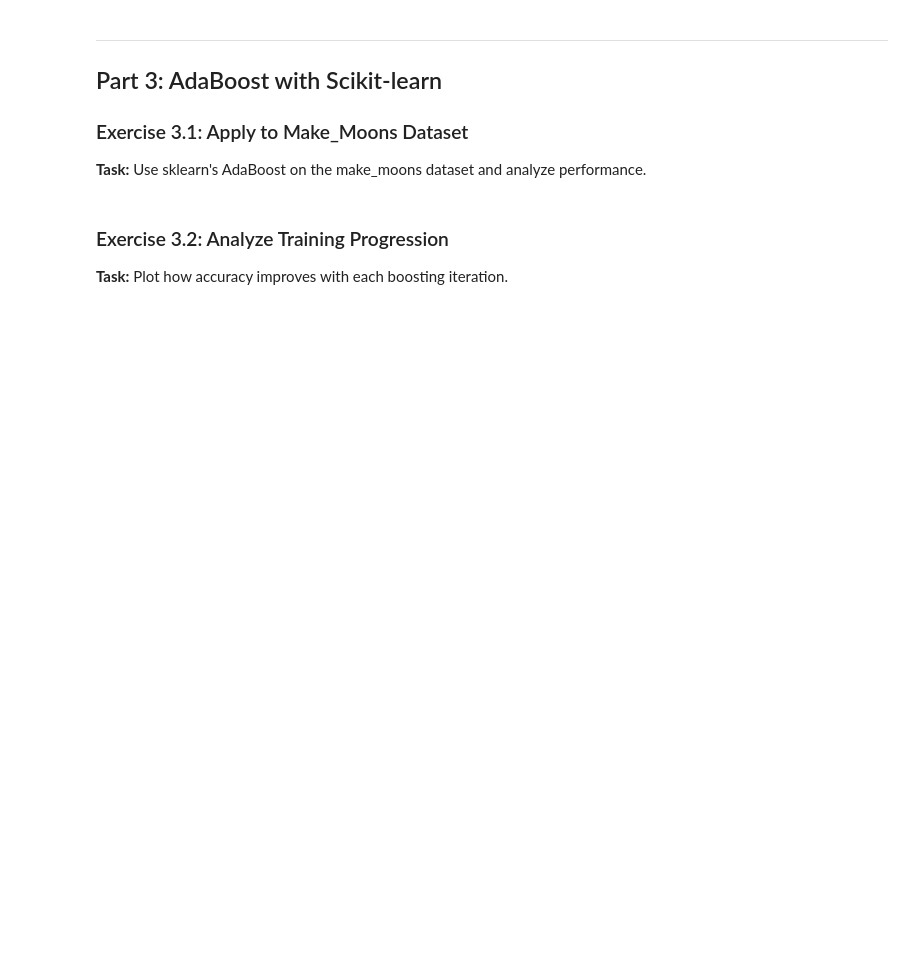
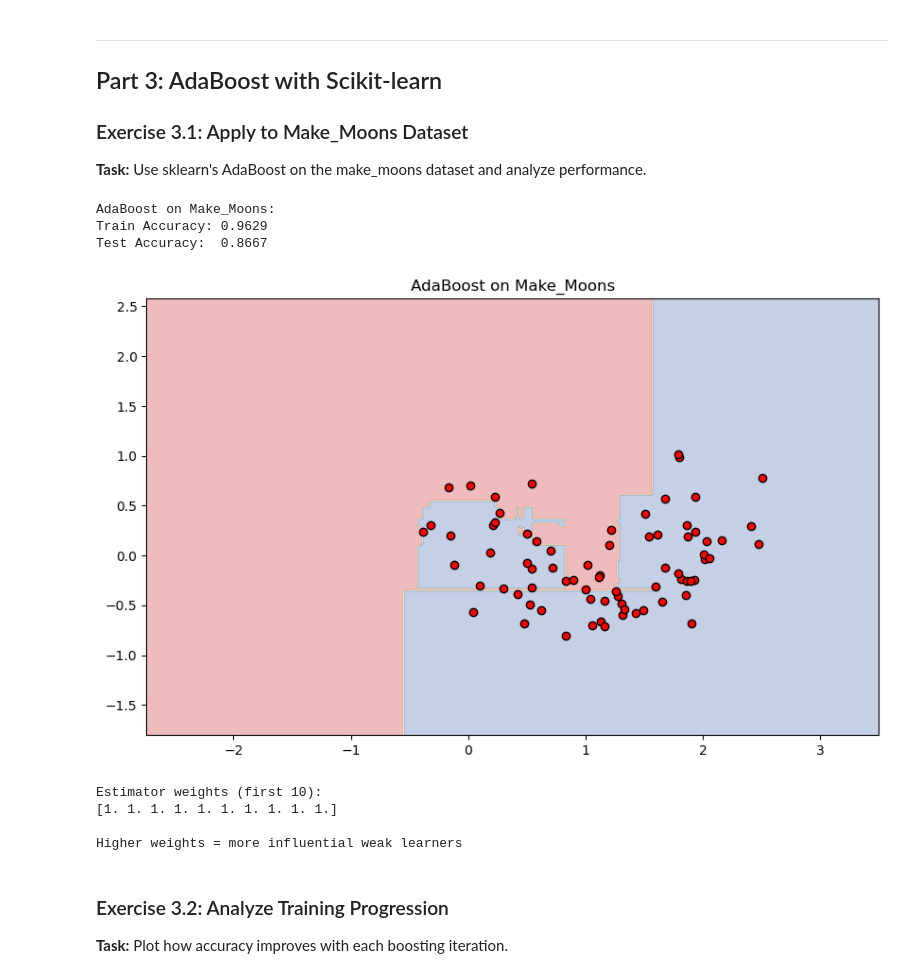
Before and after one commit to jumpingsphinx/jumpingsphinx.github.io, a Jupyter notebook: notebooks/module3-trees/solutions/solution_exercise4-boosting.ipynb, the cells around one changed output. Drawn from its saved outputs; the diff is of its cells as text; code cells hidden in the pictures; blank space fills up the shorter version.

```diff
--- a/notebooks/module3-trees/solutions/solution_exercise4-boosting.ipynb
+++ b/notebooks/module3-trees/solutions/solution_exercise4-boosting.ipynb
@@ -284,35 +300,65 @@ print("Notice how the decision boundary becomes more refined with more weak lear
 
 **Task:** Use sklearn's AdaBoost on the make_moons dataset and analyze performance.
 # %%
+
+def plot_decision_boundary(X, y, model, title):
+    h = 0.02
+    x_min, x_max = X[:, 0].min() - 1, X[:, 0].max() + 1
+    y_min, y_max = X[:, 1].min() - 1, X[:, 1].max() + 1
+    xx, yy = np.meshgrid(np.arange(x_min, x_max, h), np.arange(y_min, y_max, h))
+    Z = model.predict(np.c_[xx.ravel(), yy.ravel()])
+    Z = Z.reshape(xx.shape)
+    plt.contourf(xx, yy, Z, alpha=0.3, cmap='RdYlBu')
+    plt.scatter(X[y == 1, 0], X[y == 1, 1], c='red', marker='o', edgecolors='k')
+    plt.scatter(X[y == -1, 0], X[y == -1, 1], c='blue', marker='s', edgecolors='k')
+    plt.title(title)
+
 # Generate make_moons dataset
 X_moons, y_moons = make_moons(n_samples=500, noise=0.3, random_state=42)
 
 # Split data
 X_train_m, X_test_m, y_train_m, y_test_m = train_test_split(
     X_moons, y_moons, test_size=0.3, random_state=42
 )
 
 # Your turn: Create and train AdaBoost classifier
-# Your code here
-            alpha = 0.5 * np.log((1 - error) / max(error, 1e-10))
+ada_sklearn = AdaBoostClassifier(
+    estimator=DecisionTreeClassifier(max_depth=1),
+    n_estimators=50,
+    random_state=42
+)
+ada_sklearn.fit(X_train_m, y_train_m)
+
 # Evaluate
 train_acc_m = ada_sklearn.score(X_train_m, y_train_m)
 test_acc_m = ada_sklearn.score(X_test_m, y_test_m)
 
 print("AdaBoost on Make_Moons:")
 print(f"Train Accuracy: {train_acc_m:.4f}")
 print(f"Test Accuracy:  {test_acc_m:.4f}")
 
 # Plot decision boundary
 plt.figure(figsize=(10, 6))
-plot_decision_boundary(X_test_m, y_moons[y_moons != y_train_m], ada_sklearn,
+plot_decision_boundary(X_test_m, y_test_m, ada_sklearn,
                        'AdaBoost on Make_Moons')
 plt.show()
 
 # Feature importance from estimator weights
 print("\nEstimator weights (first 10):")
-print(ada_sklearn.estimator_weights_[:10])
+if hasattr(ada_sklearn, 'estimator_weights_'):
+    print(ada_sklearn.estimator_weights_[:10])
+else:
+    print("Estimator weights not available (SAMME algorithm used)")
 print("\nHigher weights = more influential weak learners")
+# %% [output]
+AdaBoost on Make_Moons:
+Train Accuracy: 0.9629
+Test Accuracy:  0.8667
+[figure, added]
+Estimator weights (first 10):
+[1. 1. 1. 1. 1. 1. 1. 1. 1. 1.]
+
+Higher weights = more influential weak learners
 # %% [markdown]
 ### Exercise 3.2: Analyze Training Progression
 
```
Also changed, not shown: parts of 23 cells of this notebook, 40 other files.
